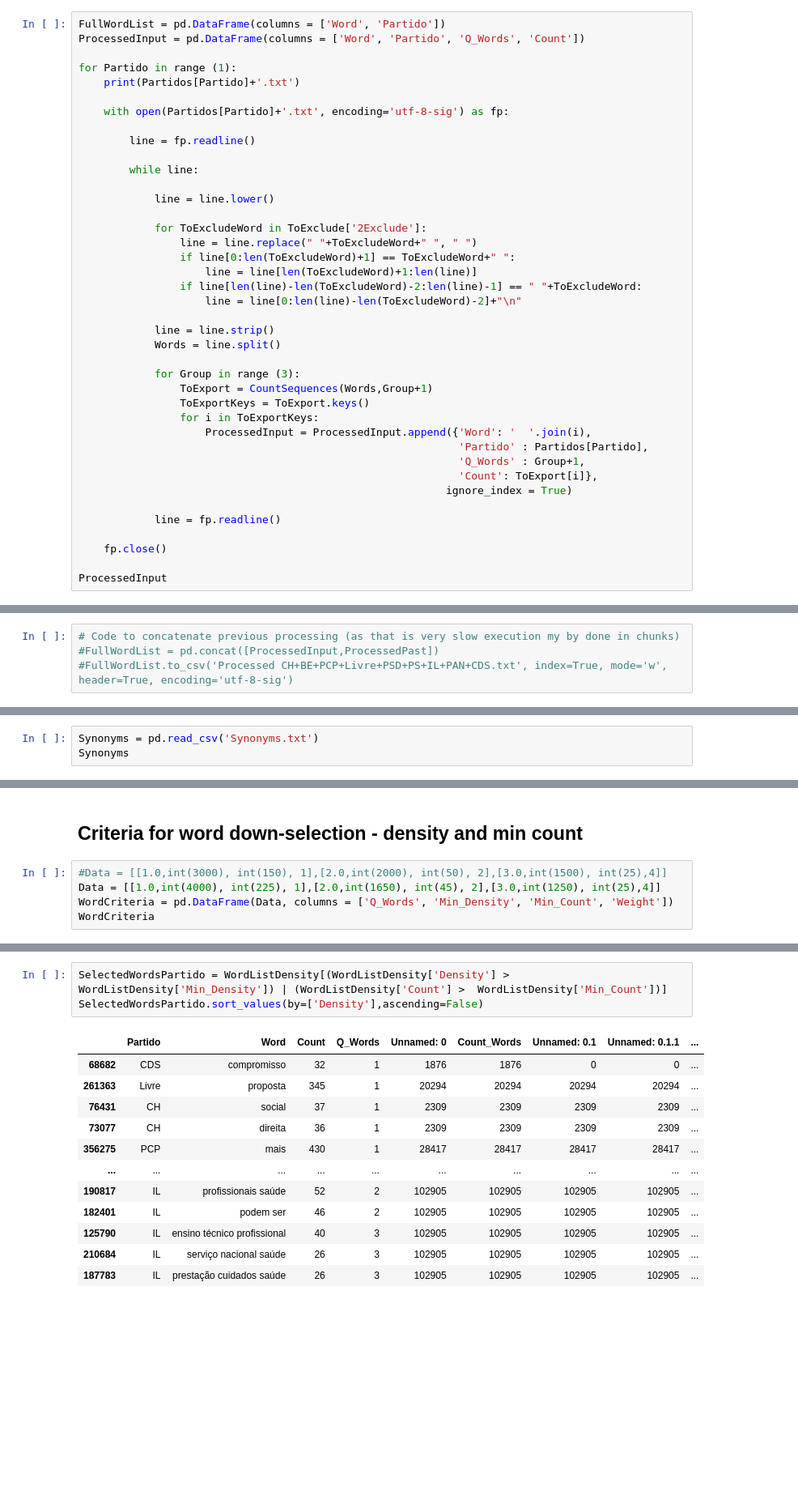
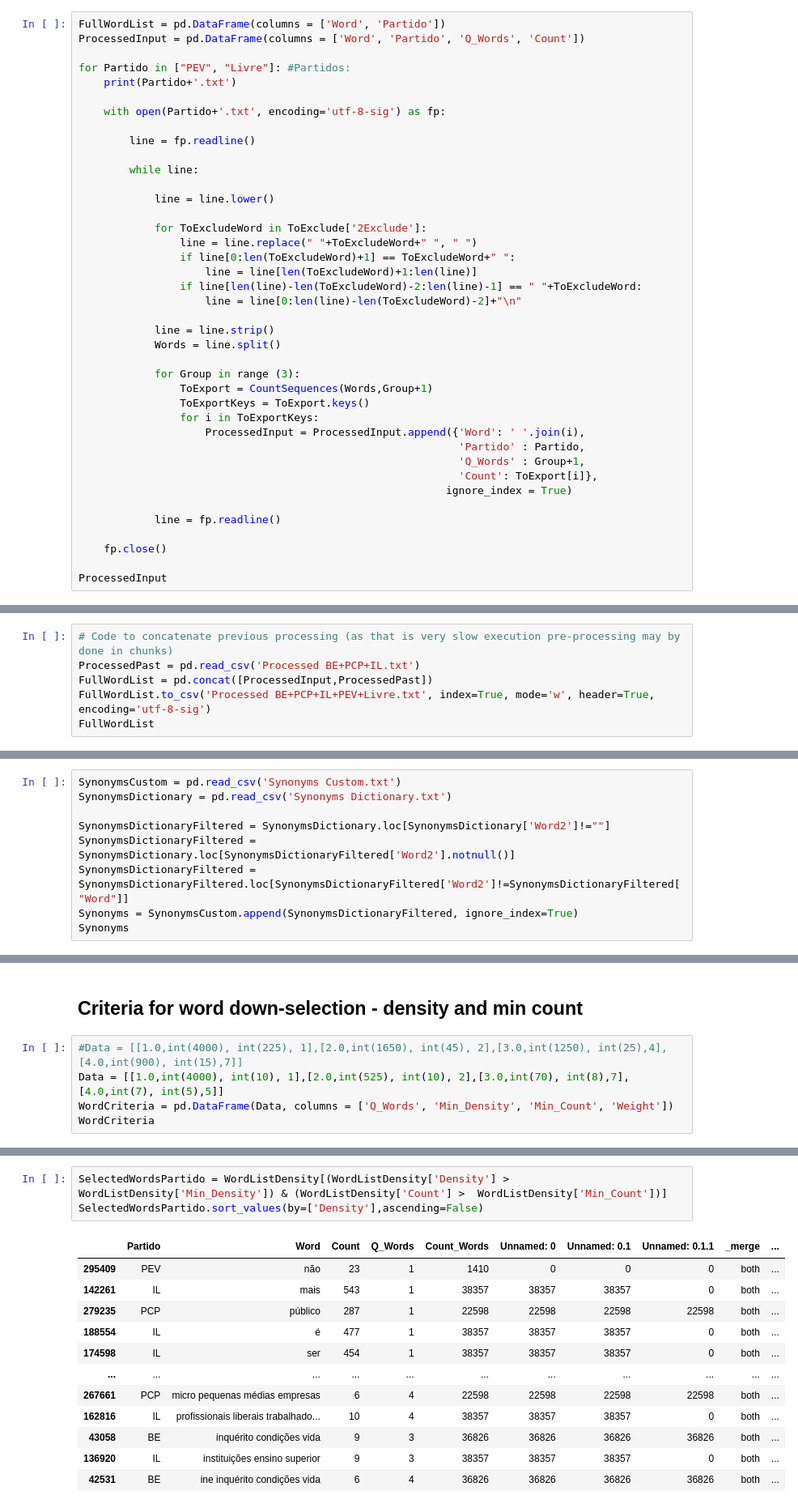
Before and after one commit to lmmbm/PT_Election_Manifest_Text_Analytics, a Jupyter notebook: Pre-processing v1.0.ipynb, the cells around one changed output, grey strips where cells are left out. Shown at 81% size. Drawn from its saved outputs; the diff is of its cells as text; blank space fills up the shorter version.

```diff
--- a/Pre-processing v1.0.ipynb
+++ b/Pre-processing v1.0.ipynb
@@ -51,10 +41,10 @@ def CountSequences(words,n):
 FullWordList = pd.DataFrame(columns = ['Word', 'Partido'])
 ProcessedInput = pd.DataFrame(columns = ['Word', 'Partido', 'Q_Words', 'Count'])
 
-for Partido in range (1):
-    print(Partidos[Partido]+'.txt')
+for Partido in ["PEV", "Livre"]: #Partidos:
+    print(Partido+'.txt')
 
-    with open(Partidos[Partido]+'.txt', encoding='utf-8-sig') as fp:
+    with open(Partido+'.txt', encoding='utf-8-sig') as fp:
 
         line = fp.readline()
 
@@ -76,8 +66,8 @@ for Partido in range (1):
                 ToExport = CountSequences(Words,Group+1)
                 ToExportKeys = ToExport.keys()
                 for i in ToExportKeys:
-                    ProcessedInput = ProcessedInput.append({'Word': '  '.join(i),
-                                                            'Partido' : Partidos[Partido],
+                    ProcessedInput = ProcessedInput.append({'Word': ' '.join(i),
+                                                            'Partido' : Partido,
                                                             'Q_Words' : Group+1,
                                                             'Count': ToExport[i]},
                                                           ignore_index = True)
@@ -113,5 +104,7 @@ ProcessedPast = pd.read_csv('Processed CH+BE+PCP+Livre+PSD+PS+IL+PAN+CDS.txt')
 FullWordList = ProcessedPast
 # %%
-# Code to concatenate previous processing (as that is very slow execution my by done in chunks)
-#FullWordList = pd.concat([ProcessedInput,ProcessedPast])
-#FullWordList.to_csv('Processed CH+BE+PCP+Livre+PSD+PS+IL+PAN+CDS.txt', index=True, mode='w', header=True, encoding='utf-8-sig')
+# Code to concatenate previous processing (as that is very slow execution pre-processing may by done in chunks)
+ProcessedPast = pd.read_csv('Processed BE+PCP+IL.txt')
+FullWordList = pd.concat([ProcessedInput,ProcessedPast])
+FullWordList.to_csv('Processed BE+PCP+IL+PEV+Livre.txt', index=True, mode='w', header=True, encoding='utf-8-sig')
+FullWordList
@@ -140,7 +141,13 @@ PartidoStats
 # %% [markdown]
 ## Synonyms are use to consolidate words with same "meaning"
 # %%
-Synonyms = pd.read_csv('Synonyms.txt')
+SynonymsCustom = pd.read_csv('Synonyms Custom.txt')
+SynonymsDictionary = pd.read_csv('Synonyms Dictionary.txt')
+
+SynonymsDictionaryFiltered = SynonymsDictionary.loc[SynonymsDictionary['Word2']!=""]
+SynonymsDictionaryFiltered = SynonymsDictionary.loc[SynonymsDictionaryFiltered['Word2'].notnull()]
+SynonymsDictionaryFiltered = SynonymsDictionaryFiltered.loc[SynonymsDictionaryFiltered['Word2']!=SynonymsDictionaryFiltered["Word"]]
+Synonyms = SynonymsCustom.append(SynonymsDictionaryFiltered, ignore_index=True)
 Synonyms
 # %% [output]
 |  | Word | Word2 |
@@ -225,8 +232,8 @@ WordListCount
 # %% [markdown]
 ## Criteria for word down-selection - density and min count
 # %%
-#Data = [[1.0,int(3000), int(150), 1],[2.0,int(2000), int(50), 2],[3.0,int(1500), int(25),4]]
-Data = [[1.0,int(4000), int(225), 1],[2.0,int(1650), int(45), 2],[3.0,int(1250), int(25),4]]
+#Data = [[1.0,int(4000), int(225), 1],[2.0,int(1650), int(45), 2],[3.0,int(1250), int(25),4],[4.0,int(900), int(15),7]]
+Data = [[1.0,int(4000), int(10), 1],[2.0,int(525), int(10), 2],[3.0,int(70), int(8),7],[4.0,int(7), int(5),5]]
 WordCriteria = pd.DataFrame(Data, columns = ['Q_Words', 'Min_Density', 'Min_Count', 'Weight'])
 WordCriteria
 # %% [output]
@@ -256,16 +250,16 @@ WordListDensity
 # %%
-SelectedWordsPartido = WordListDensity[(WordListDensity['Density'] >  WordListDensity['Min_Density']) | (WordListDensity['Count'] >  WordListDensity['Min_Count'])]
+SelectedWordsPartido = WordListDensity[(WordListDensity['Density'] >  WordListDensity['Min_Density']) & (WordListDensity['Count'] >  WordListDensity['Min_Count'])]
 SelectedWordsPartido.sort_values(by=['Density'],ascending=False)
 # %% [output]
-|  | Partido | Word | Count | Q_Words | Unnamed: 0 | Count_Words | Unnamed: 0.1 | Unnamed: 0.1.1 | ... |
-| 68682 | CDS | compromisso | 32 | 1 | 1876 | 1876 | 0 | 0 | ... |
-| 261363 | Livre | proposta | 345 | 1 | 20294 | 20294 | 20294 | 20294 | ... |
-| 76431 | CH | social | 37 | 1 | 2309 | 2309 | 2309 | 2309 | ... |
-| 73077 | CH | direita | 36 | 1 | 2309 | 2309 | 2309 | 2309 | ... |
-| 356275 | PCP | mais | 430 | 1 | 28417 | 28417 | 28417 | 28417 | ... |
-| ... | ... | ... | ... | ... | ... | ... | ... | ... | ... |
-| 190817 | IL | profissionais saúde | 52 | 2 | 102905 | 102905 | 102905 | 102905 | ... |
-| 182401 | IL | podem ser | 46 | 2 | 102905 | 102905 | 102905 | 102905 | ... |
-| 125790 | IL | ensino técnico profissional | 40 | 3 | 102905 | 102905 | 102905 | 102905 | ... |
-| 210684 | IL | serviço nacional saúde | 26 | 3 | 102905 | 102905 | 102905 | 102905 | ... |
-| 187783 | IL | prestação cuidados saúde | 26 | 3 | 102905 | 102905 | 102905 | 102905 | ... |
+|  | Partido | Word | Count | Q_Words | Count_Words | Unnamed: 0 | Unnamed: 0.1 | Unnamed: 0.1.1 | _merge | ... |
+| 295409 | PEV | não | 23 | 1 | 1410 | 0 | 0 | 0 | both | ... |
+| 142261 | IL | mais | 543 | 1 | 38357 | 38357 | 38357 | 0 | both | ... |
+| 279235 | PCP | público | 287 | 1 | 22598 | 22598 | 22598 | 22598 | both | ... |
+| 188554 | IL | é | 477 | 1 | 38357 | 38357 | 38357 | 0 | both | ... |
+| 174598 | IL | ser | 454 | 1 | 38357 | 38357 | 38357 | 0 | both | ... |
+| ... | ... | ... | ... | ... | ... | ... | ... | ... | ... | ... |
+| 267661 | PCP | micro pequenas médias empresas | 6 | 4 | 22598 | 22598 | 22598 | 22598 | both | ... |
+| 162816 | IL | profissionais liberais trabalhado... | 10 | 4 | 38357 | 38357 | 38357 | 0 | both | ... |
+| 43058 | BE | inquérito condições vida | 9 | 3 | 36826 | 36826 | 36826 | 36826 | both | ... |
+| 136920 | IL | instituições ensino superior | 9 | 3 | 38357 | 38357 | 38357 | 0 | both | ... |
+| 42531 | BE | ine inquérito condições vida | 6 | 4 | 36826 | 36826 | 36826 | 36826 | both | ... |
```
Also changed, not shown: parts of 22 cells of this notebook, 5 other files.
